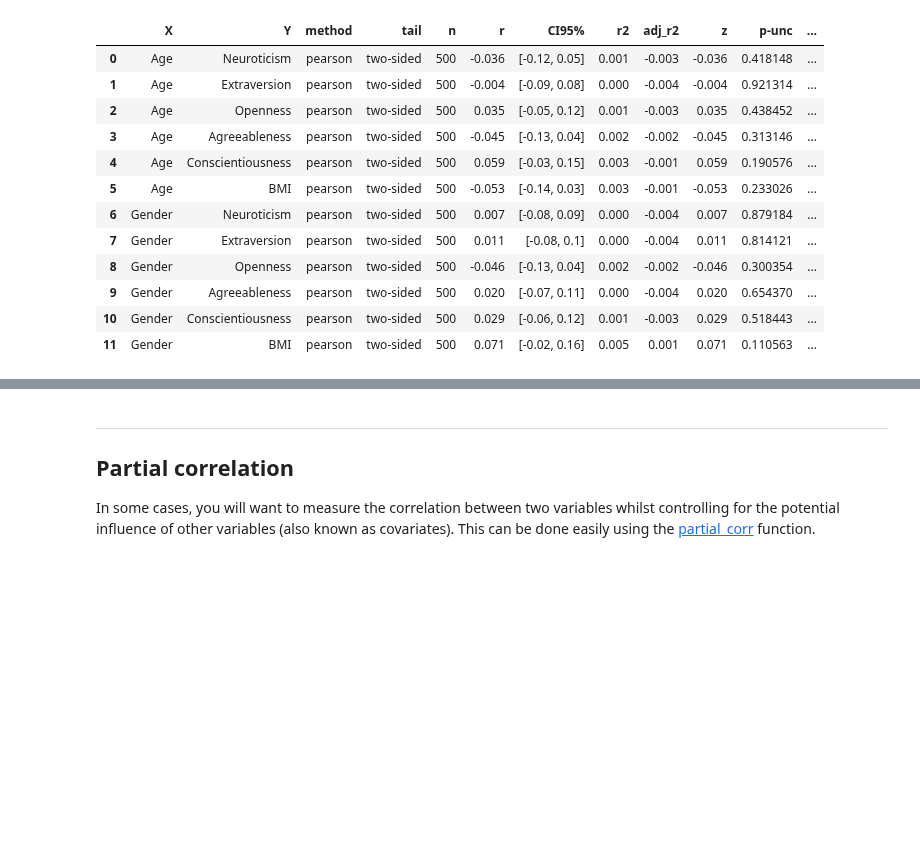
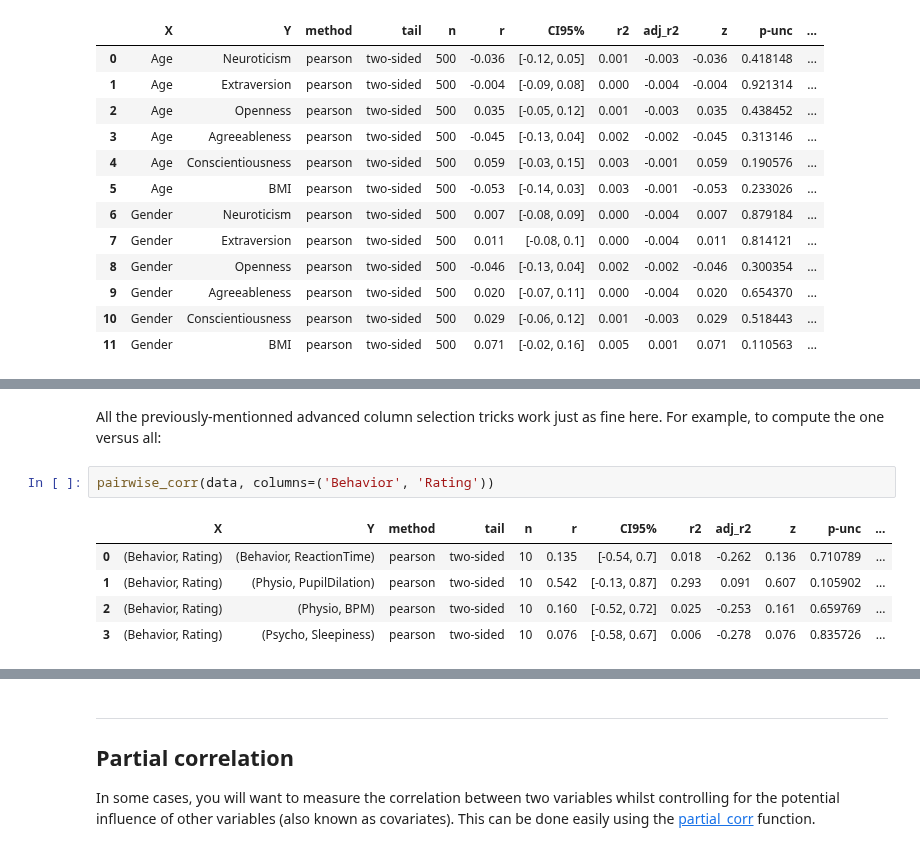
Before and after one commit to raphaelvallat/pingouin, a Jupyter notebook: notebooks/04_Correlations.ipynb, the cells around one changed output, grey strips where cells are left out. Cells and saved outputs as stored; diff of their text form; blank space fills up the shorter version.

```diff
--- a/notebooks/04_Correlations.ipynb
+++ b/notebooks/04_Correlations.ipynb
@@ -190,0 +245,10 @@ pairwise_corr(df, columns=[subj, None])
+# %% [markdown]
+All the previously-mentionned advanced column selection tricks work just as fine here. For example, to compute the one versus all:
+# %%
+pairwise_corr(data, columns=('Behavior', 'Rating'))
+# %% [output]
+|  | X | Y | method | tail | n | r | CI95% | r2 | adj_r2 | z | p-unc | ... |
+| 0 | (Behavior, Rating) | (Behavior, ReactionTime) | pearson | two-sided | 10 | 0.135 | [-0.54, 0.7] | 0.018 | -0.262 | 0.136 | 0.710789 | ... |
+| 1 | (Behavior, Rating) | (Physio, PupilDilation) | pearson | two-sided | 10 | 0.542 | [-0.13, 0.87] | 0.293 | 0.091 | 0.607 | 0.105902 | ... |
+| 2 | (Behavior, Rating) | (Physio, BPM) | pearson | two-sided | 10 | 0.160 | [-0.52, 0.72] | 0.025 | -0.253 | 0.161 | 0.659769 | ... |
+| 3 | (Behavior, Rating) | (Psycho, Sleepiness) | pearson | two-sided | 10 | 0.076 | [-0.58, 0.67] | 0.006 | -0.278 | 0.076 | 0.835726 | ... |
```
Also changed, not shown: parts of 13 cells of this notebook, 3 other files.
